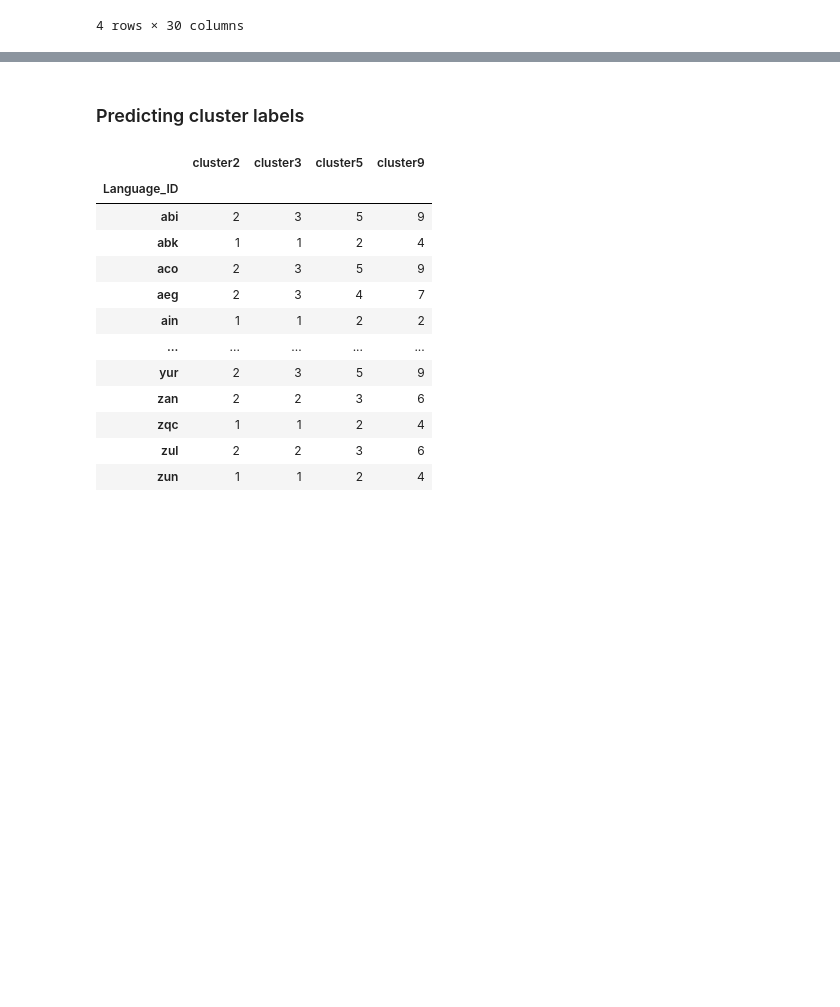
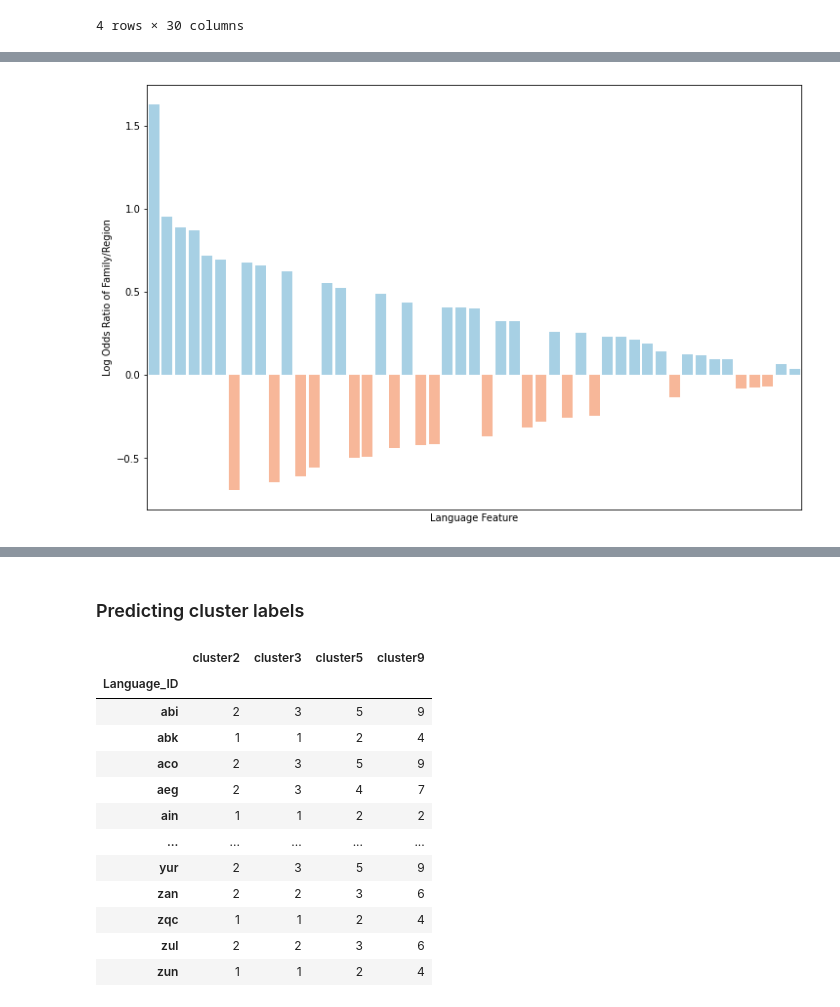
Before and after one commit to def-gthill/sils, a Jupyter notebook: origins.ipynb, the cells around one changed output, grey strips where cells are left out. Saved outputs shown, nothing was run; the diff lists cells and outputs as text; code cells hidden in the pictures; blank space fills up the shorter version.

```diff
--- a/origins.ipynb
+++ b/origins.ipynb
@@ -439,0 +499,4 @@ ord_results_significant
+# %%
+all_results_by_odds_shift = all_results[all_results.testing_score >= 0.1].sort_values(
+    'log_odds_shift', ascending=False, key=np.abs
+)
@@ -439,0 +513,17 @@ ord_results_significant
+# %%
+plt.subplots(figsize=(12, 8))
+sns.barplot(
+    x=all_results_by_odds_shift.index,
+    y=all_results_by_odds_shift.log_odds_shift,
+    hue=all_results_by_odds_shift.log_odds_shift >= 0.0,
+    palette='RdBu',
+    saturation=1,
+    dodge=False
+)
+plt.xticks([])
+plt.xlabel('Language Feature')
+plt.ylabel('Log Odds Ratio of Family/Region')
+plt.legend([], [], frameon=False)
+plt.show()
+# %% [output]
+[figure, added]
```
Also changed, not shown: parts of 13 cells of this notebook.
